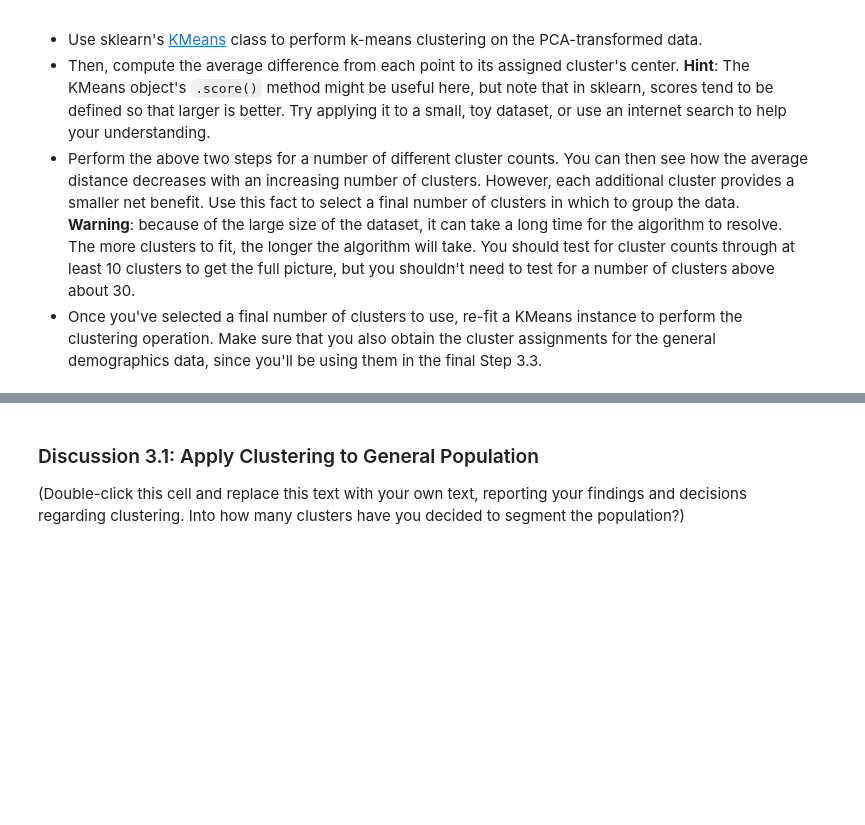
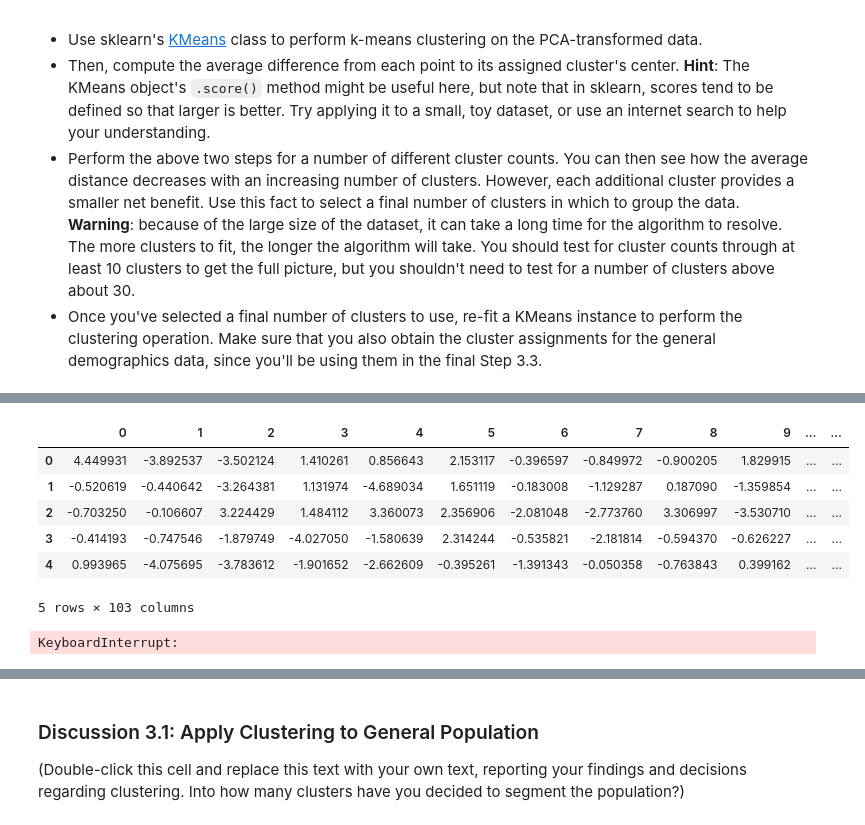
Before and after one commit to jimmyadeline/DSND_Term1, a Jupyter notebook: projects/p3_Identify Customer Segments/Identify_Customer_Segments.ipynb, the cells around one changed output, grey strips where cells are left out. Saved outputs shown, nothing was run; the diff lists cells and outputs as text; code cells hidden in the pictures; blank space fills up the shorter version.

```diff
--- a/projects/p3_Identify Customer Segments/Identify_Customer_Segments.ipynb
+++ b/projects/p3_Identify Customer Segments/Identify_Customer_Segments.ipynb
@@ -809,0 +893,13 @@ You've assessed and cleaned the demographics data, then scaled and transformed t
+# %%
+principalDf = pd.read_csv("principalDf.csv")
+# %%
+principalDf.drop(principalDf.columns[0],axis=1,inplace=True)
+principalDf.head(3)
+# %% [output]
+|  | 0 | 1 | 2 | 3 | 4 | 5 | 6 | 7 | 8 | 9 | ... | ... |
+| 0 | 4.449931 | -3.892537 | -3.502124 | 1.410261 | 0.856643 | 2.153117 | -0.396597 | -0.849972 | -0.900205 | 1.829915 | ... | ... |
+| 1 | -0.520619 | -0.440642 | -3.264381 | 1.131974 | -4.689034 | 1.651119 | -0.183008 | -1.129287 | 0.187090 | -1.359854 | ... | ... |
+| 2 | -0.703250 | -0.106607 | 3.224429 | 1.484112 | 3.360073 | 2.356906 | -2.081048 | -2.773760 | 3.306997 | -3.530710 | ... | ... |
+| 3 | -0.414193 | -0.747546 | -1.879749 | -4.027050 | -1.580639 | 2.314244 | -0.535821 | -2.181814 | -0.594370 | -0.626227 | ... | ... |
+| 4 | 0.993965 | -4.075695 | -3.783612 | -1.901652 | -2.662609 | -0.395261 | -1.391343 | -0.050358 | -0.763843 | 0.399162 | ... | ... |
+5 rows × 103 columns
@@ -820,0 +931,13 @@ You've assessed and cleaned the demographics data, then scaled and transformed t
+# %%
+scores = []
+centers = list(range(1,25))
+
+for center in centers:
+    scores.append(get_kmeans_score(principalDf, center))
+
+plt.plot(centers, scores, linestyle='--', marker='o', color='b');
+plt.xlabel('K');
+plt.ylabel('SSE');
+plt.title('SSE vs. K');
+# %% [output]
+KeyboardInterrupt:
```
Also changed, not shown: parts of 76 cells of this notebook.
